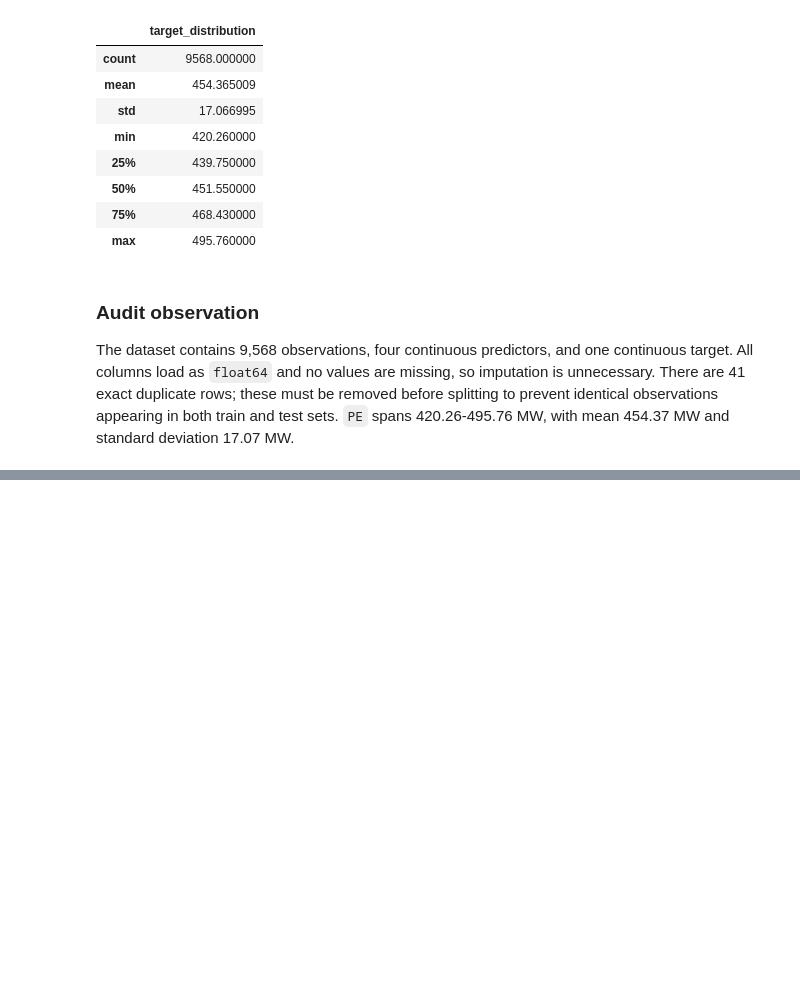
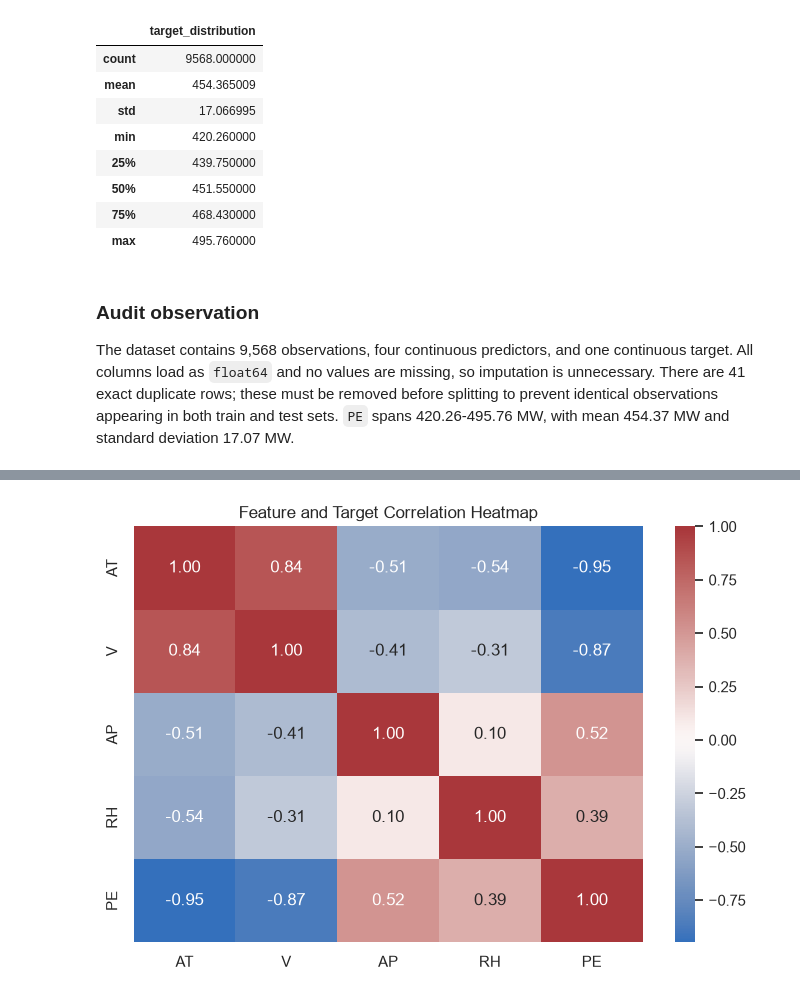
Before and after one commit to arhamgarg/ml-capstone, a Jupyter notebook: notebooks/regression.ipynb, the cells around one changed output, grey strips where cells are left out. Cells and saved outputs as stored; diff of their text form; code cells hidden in the pictures; blank space fills up the shorter version.

```diff
--- a/notebooks/regression.ipynb
+++ b/notebooks/regression.ipynb
@@ -82,0 +110,7 @@ The dataset contains 9,568 observations, four continuous predictors, and one con
+# %%
+plt.figure(figsize=(7, 5))
+sns.heatmap(df.corr(numeric_only=True), annot=True, fmt=".2f", cmap="vlag", center=0)
+plt.title("Feature and Target Correlation Heatmap")
+plt.tight_layout()
+# %% [output]
+[figure, added]
```
Also changed, not shown: parts of 8 cells of this notebook.
